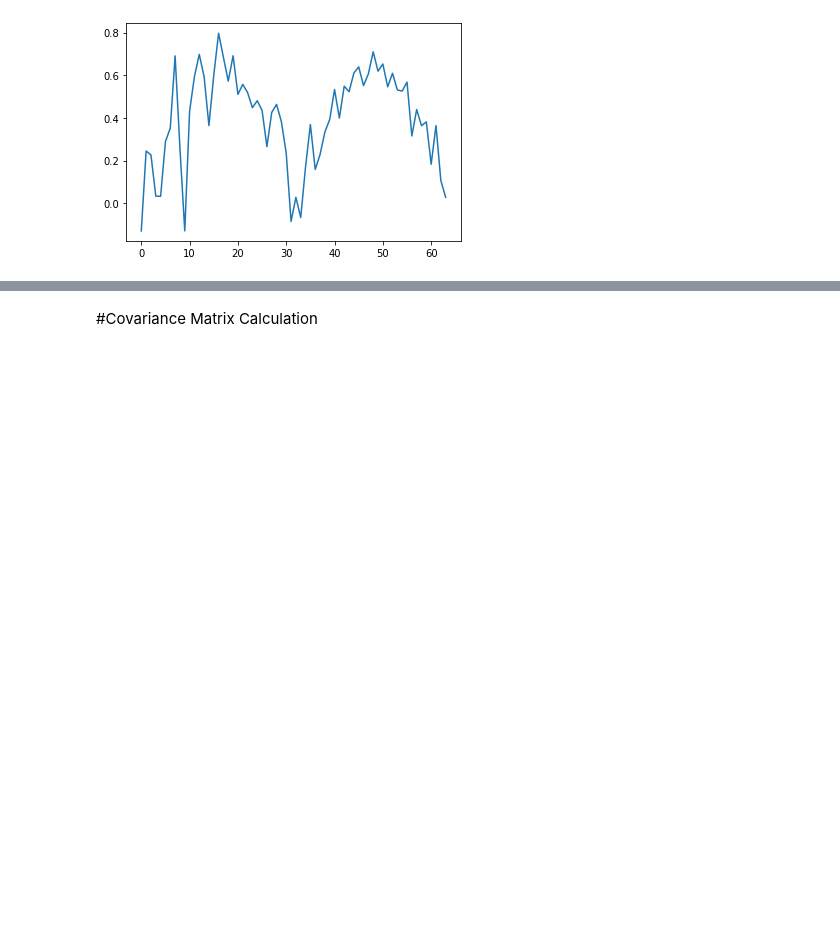
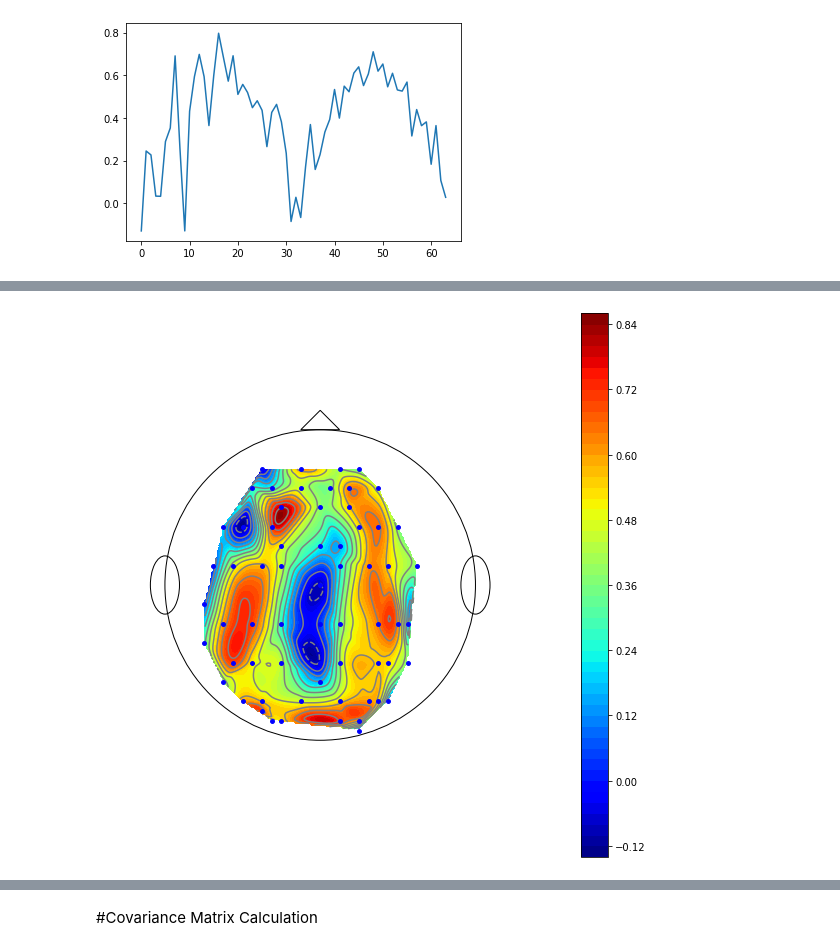
Before and after one commit to Syed-Osama-Hussain/Imagined-Speech-Prediction-from-EEG, a Jupyter notebook: long_words.ipynb, the cells around one changed output, grey strips where cells are left out. Cells and saved outputs as stored; diff of their text form; code cells hidden in the pictures; blank space fills up the shorter version.

```diff
--- a/long_words.ipynb
+++ b/long_words.ipynb
@@ -196,0 +135,96 @@ plt.show()
+# %%
+
+# close old plots
+plt.close("all")
+
+# some parameters
+N = 300             # number of points for interpolation
+xy_center = [8,11]   # center of the plot
+radius = 8          # radius
+
+# Row wise mean
+meanR = np.mean(last_beep[0][0], axis=1)
+
+#For Anterior posterior bipolar montage 9 rows
+koord = [[5,17],[4.5,16],[3,14],[2.5,12],[2,10],[2,8],[3,6],[5,4.5],   #8 channels
+         [5.5,16],[4,14],[3.5,12],[3,9],[3.5,7],[4,5],[5.5,4],  #7 channels
+         [7,17],[6,15],[5.5,14],[5,12],[4.5,9],[4.5,7],[5,5],[6,4], #8 channels
+         [7,16],[6,13],[6,12],[6,9],[6,7],[7,5], #6 channels
+         [8,15],[8,13],[8,11],[8,9],[8,7],[8,6], #6 channels
+         [8.5,16],[9,13],[9,12],[9,9],[9,7],[9,5], #6 channels
+         [9,17],[9.5,15],[10,14],[10.5,12],[11,9],[11,7],[10.5,5],[9,4], #8 channels
+         [9.5,16],[11,14],[11.5,12],[12,9],[11.5,7],[11,5],[10,4],  #7 channels
+         [10,17],[11,16],[12,14],[13,12],[12.5,9],[12.5,7],[11.5,5],[10,3.5],   #8 channels
+         ]
+# koord = [[1,4],[3,4],[1,3],[3,3],[2,3],[1,2],[3,2],[2,2],[1,1],[3,1],[2,1],[1,0],[3,0],[0,3],[4,3],[0,2],[4,2],[0,1],[4,1]]
+
+x,y = [],[]
+for i in koord:
+    x.append(i[0])
+    y.append(i[1])
+
+z = meanR
+
+xi = np.linspace(-2, 25, N)
+yi = np.linspace(-2, 25, N)
+zi = scipy.interpolate.griddata((x, y), z, (xi[None,:], yi[:,None]), method='cubic')
+
+# set points > radius to not-a-number. They will not be plotted.
+# the dr/2 makes the edges a bit smoother
+dr = xi[1] - xi[0]
+for i in range(N):
+    for j in range(N):
+        r = np.sqrt((xi[i] - xy_center[0])**2 + (yi[j] - xy_center[1])**2)
+        if (r - dr/2) > radius:
+            zi[j,i] = "nan"
+
+# make figure
+
+fig = plt.figure(figsize=(10, 10))
+
+# set aspect = 1 to make it a circle
+ax = fig.add_subplot(111, aspect = 1)
+
+# use different number of levels for the fill and the lines
+CS = ax.contourf(xi, yi, zi, 60, cmap = plt.cm.jet, zorder = 1)
+ax.contour(xi, yi, zi, 15, colors = "grey", zorder = 2)
+
+# make a color bar
+cbar = fig.colorbar(CS, ax=ax)
+
+# add the data points
+# I guess there are no data points outside the head...
+ax.scatter(x, y, marker = 'o', c = 'b', s = 15, zorder = 3)
+
+# draw a circle
+# change the linewidth to hide the
+circle = matplotlib.patches.Circle(xy = xy_center, radius = radius, edgecolor = "k", facecolor = "none")
+ax.add_patch(circle)
+
+# make the axis invisible
+for loc, spine in ax.spines.items():
+    # use ax.spines.items() in Python 3
+    spine.set_linewidth(0)
+
+# remove the ticks
+ax.set_xticks([])
+ax.set_yticks([])
+
+# Add some body parts. Hide unwanted parts by setting the zorder low
+# add two ears
+circle = matplotlib.patches.Ellipse(xy = [0,11], width = 1.5, height = 3.0, angle = 0, edgecolor = "k", facecolor = "w", zorder = 0)
+ax.add_patch(circle)
+circle = matplotlib.patches.Ellipse(xy = [16,11], width = 1.5, height = 3.0, angle = 0, edgecolor = "k", facecolor = "w", zorder = 0)
+ax.add_patch(circle)
+# add a nose
+xy = [[7,19], [8,20],[9,19]]
+polygon = matplotlib.patches.Polygon(xy = xy,edgecolor = "k", facecolor = "w", zorder = 0)
+ax.add_patch(polygon)
+
+# set axes limits
+ax.set_xlim(-3, 20)
+ax.set_ylim(-1, 23)
+
+plt.show()
+# %% [output]
+[figure, added]
```
Also changed, not shown: parts of 4 cells of this notebook.
